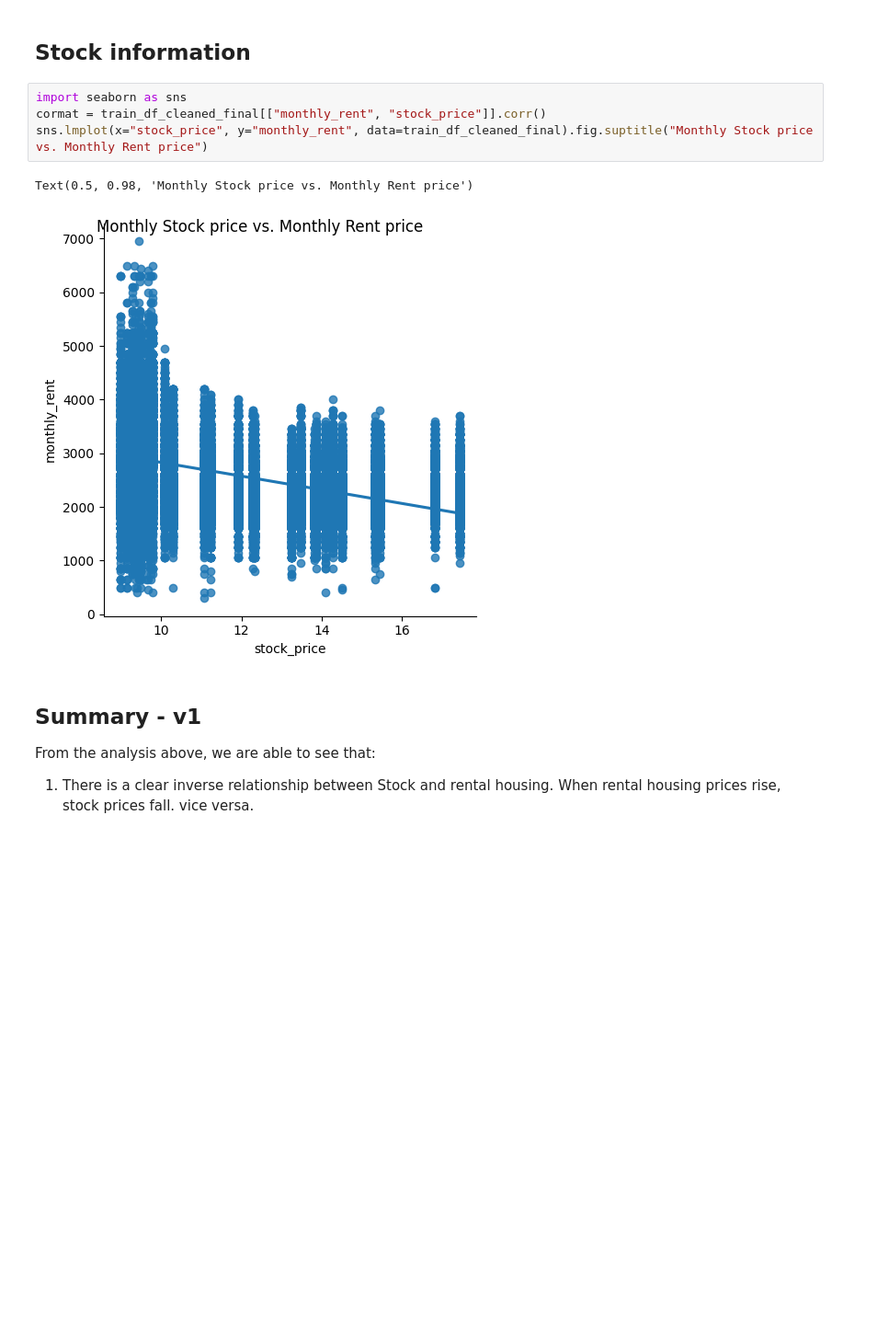
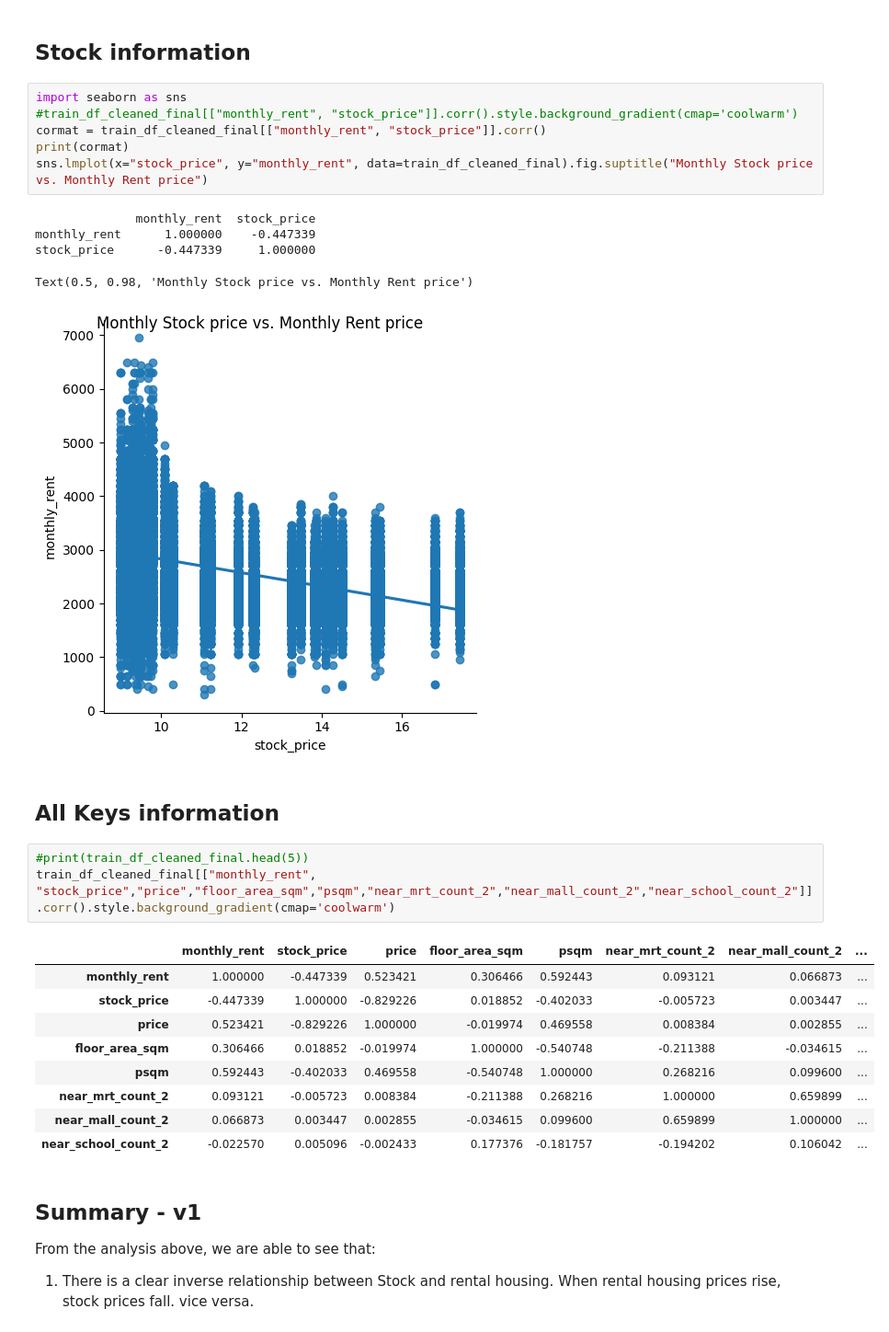
Before and after one commit to Lingy12/cs5228, a Jupyter notebook: 3_corr_analysis.ipynb, the cells around one changed output. Shown at 92% size. Saved outputs shown, nothing was run; the diff lists cells and outputs as text; blank space fills up the shorter version.

Commit message:
add corr all keys

```diff
--- a/3_corr_analysis.ipynb
+++ b/3_corr_analysis.ipynb
@@ -75,11 +75,31 @@ train_df_cleaned_final.groupby(['rent_approval_date', 'region'])[['psqm', 'age']
 ## Stock information
 # %%
 import seaborn as sns
+#train_df_cleaned_final[["monthly_rent", "stock_price"]].corr().style.background_gradient(cmap='coolwarm')
 cormat = train_df_cleaned_final[["monthly_rent", "stock_price"]].corr()
+print(cormat)
 sns.lmplot(x="stock_price", y="monthly_rent", data=train_df_cleaned_final).fig.suptitle("Monthly Stock price vs. Monthly Rent price")
 # %% [output]
-Text(0.5, 0.98, 'Monthly Stock price vs. Monthly Rent price')
+              monthly_rent  stock_price
+monthly_rent      1.000000    -0.447339
+stock_price      -0.447339     1.000000
+Text(0.5, 0.98, 'Monthly Stock price vs. Monthly Rent price')
 [figure]
+# %% [markdown]
+## All Keys information
+# %%
+#print(train_df_cleaned_final.head(5))
+train_df_cleaned_final[["monthly_rent", "stock_price","price","floor_area_sqm","psqm","near_mrt_count_2","near_mall_count_2","near_school_count_2"]].corr().style.background_gradient(cmap='coolwarm')
+# %% [output]
+|  | monthly_rent | stock_price | price | floor_area_sqm | psqm | near_mrt_count_2 | near_mall_count_2 | ... |
+| monthly_rent | 1.000000 | -0.447339 | 0.523421 | 0.306466 | 0.592443 | 0.093121 | 0.066873 | ... |
+| stock_price | -0.447339 | 1.000000 | -0.829226 | 0.018852 | -0.402033 | -0.005723 | 0.003447 | ... |
+| price | 0.523421 | -0.829226 | 1.000000 | -0.019974 | 0.469558 | 0.008384 | 0.002855 | ... |
+| floor_area_sqm | 0.306466 | 0.018852 | -0.019974 | 1.000000 | -0.540748 | -0.211388 | -0.034615 | ... |
+| psqm | 0.592443 | -0.402033 | 0.469558 | -0.540748 | 1.000000 | 0.268216 | 0.099600 | ... |
+| near_mrt_count_2 | 0.093121 | -0.005723 | 0.008384 | -0.211388 | 0.268216 | 1.000000 | 0.659899 | ... |
+| near_mall_count_2 | 0.066873 | 0.003447 | 0.002855 | -0.034615 | 0.099600 | 0.659899 | 1.000000 | ... |
+| near_school_count_2 | -0.022570 | 0.005096 | -0.002433 | 0.177376 | -0.181757 | -0.194202 | 0.106042 | ... |
 # %% [markdown]
 ## Summary - v1
 From the analysis above, we are able to see that:
```
